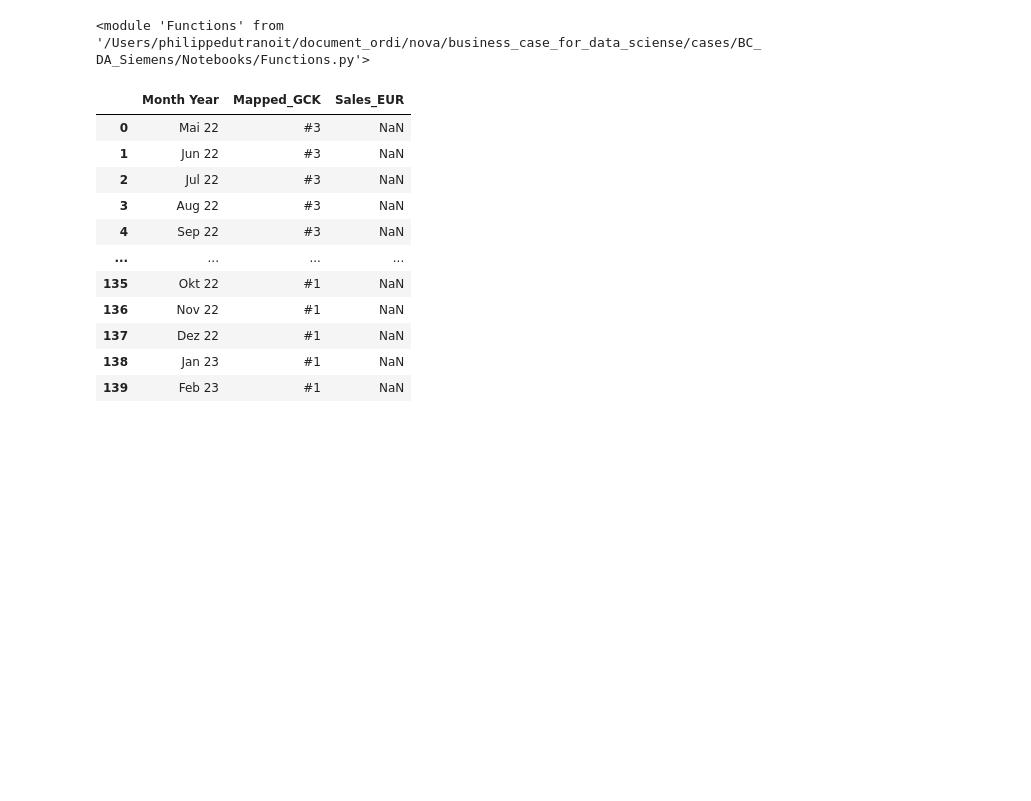
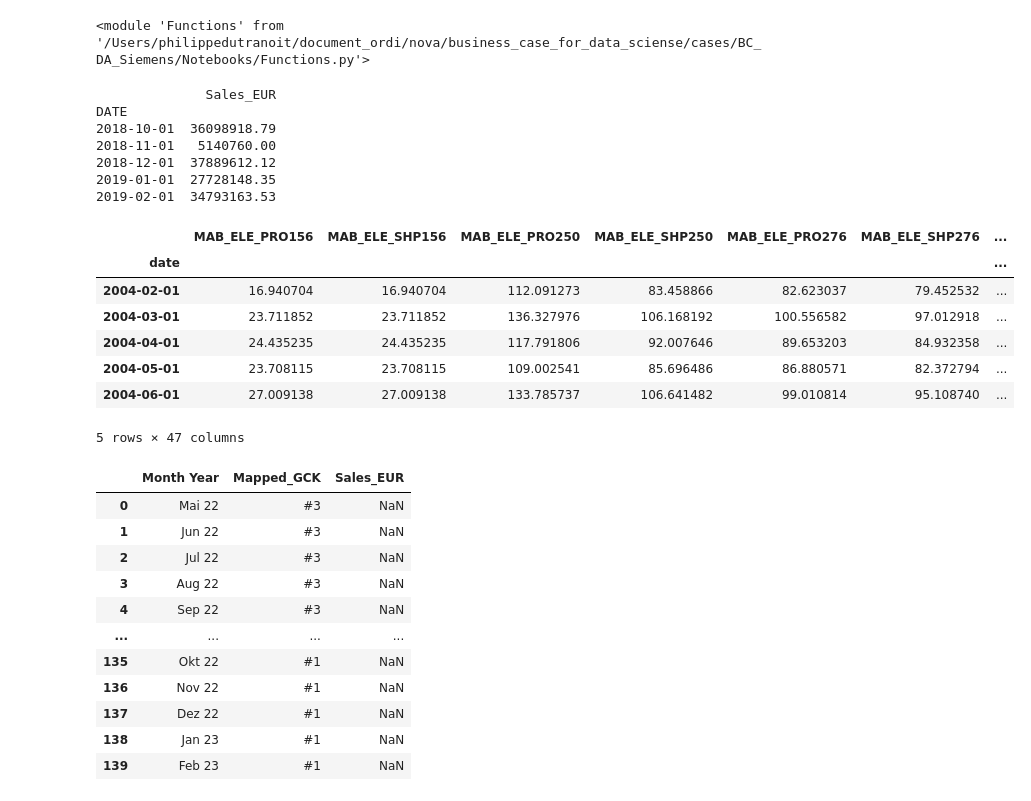
Before and after one commit to philippedut/BC_DA_Siemens, a Jupyter notebook: Notebooks/Models.ipynb, the cells around one changed output. Cells and saved outputs as stored; diff of their text form; code cells hidden in the pictures; blank space fills up the shorter version.

```diff
--- a/Notebooks/Models.ipynb
+++ b/Notebooks/Models.ipynb
@@ -33,22 +39,41 @@ importlib.reload(imported_module)
 # %% [output]
 <module 'Functions' from '/Users/philippedutranoit/document_ordi/nova/business_case_for_data_sciense/cases/BC_DA_Siemens/Notebooks/Functions.py'>
 # %%
-sales_agg1 = pd.read_csv('../data/sales_agg1.csv')
-sales_agg3 = pd.read_csv('../data/sales_agg3.csv')
-sales_agg4 = pd.read_csv('../data/sales_agg4.csv')
-sales_agg5 = pd.read_csv('../data/sales_agg5.csv')
-sales_agg6 = pd.read_csv('../data/sales_agg6.csv')
-sales_agg8 = pd.read_csv('../data/sales_agg8.csv')
-sales_agg9 = pd.read_csv('../data/sales_agg9.csv')
-sales_agg11 = pd.read_csv('../data/sales_agg11.csv')
-sales_agg12 = pd.read_csv('../data/sales_agg12.csv')
-sales_agg13 = pd.read_csv('../data/sales_agg13.csv')
-sales_agg14 = pd.read_csv('../data/sales_agg14.csv')
-sales_agg16 = pd.read_csv('../data/sales_agg16.csv')
-sales_agg20 = pd.read_csv('../data/sales_agg20.csv')
-sales_agg36 = pd.read_csv('../data/sales_agg36.csv')
+sales_agg1 = pd.read_csv('../data/sales_agg1.csv').set_index('DATE')
+sales_agg3 = pd.read_csv('../data/sales_agg3.csv').set_index('DATE')
+sales_agg4 = pd.read_csv('../data/sales_agg4.csv').set_index('DATE')
+sales_agg5 = pd.read_csv('../data/sales_agg5.csv').set_index('DATE')
+sales_agg6 = pd.read_csv('../data/sales_agg6.csv').set_index('DATE')
+sales_agg8 = pd.read_csv('../data/sales_agg8.csv').set_index('DATE')
+sales_agg9 = pd.read_csv('../data/sales_agg9.csv').set_index('DATE')
+sales_agg11 = pd.read_csv('../data/sales_agg11.csv').set_index('DATE')
+sales_agg12 = pd.read_csv('../data/sales_agg12.csv').set_index('DATE')
+sales_agg13 = pd.read_csv('../data/sales_agg13.csv').set_index('DATE')
+sales_agg14 = pd.read_csv('../data/sales_agg14.csv').set_index('DATE')
+sales_agg16 = pd.read_csv('../data/sales_agg16.csv').set_index('DATE')
+sales_agg20 = pd.read_csv('../data/sales_agg20.csv').set_index('DATE')
+sales_agg36 = pd.read_csv('../data/sales_agg36.csv').set_index('DATE')
 
+df_market = pd.read_csv('../data/df_market.csv').set_index('date')
 test_set = pd.read_csv('../Data/Case2_Test Set Template.csv', sep=';')
+print(sales_agg1.head())
+df_market.head()
+# %% [output]
+              Sales_EUR
+DATE
+2018-10-01  36098918.79
+2018-11-01   5140760.00
+2018-12-01  37889612.12
+2019-01-01  27728148.35
+2019-02-01  34793163.53
+|  | MAB_ELE_PRO156 | MAB_ELE_SHP156 | MAB_ELE_PRO250 | MAB_ELE_SHP250 | MAB_ELE_PRO276 | MAB_ELE_SHP276 | ... |
+| date |  |  |  |  |  |  | ... |
+| 2004-02-01 | 16.940704 | 16.940704 | 112.091273 | 83.458866 | 82.623037 | 79.452532 | ... |
+| 2004-03-01 | 23.711852 | 23.711852 | 136.327976 | 106.168192 | 100.556582 | 97.012918 | ... |
+| 2004-04-01 | 24.435235 | 24.435235 | 117.791806 | 92.007646 | 89.653203 | 84.932358 | ... |
+| 2004-05-01 | 23.708115 | 23.708115 | 109.002541 | 85.696486 | 86.880571 | 82.372794 | ... |
+| 2004-06-01 | 27.009138 | 27.009138 | 133.785737 | 106.641482 | 99.010814 | 95.108740 | ... |
+5 rows × 47 columns
 # %%
 test_set
 # %% [output]
```
Also changed, not shown: parts of 7 cells of this notebook.
